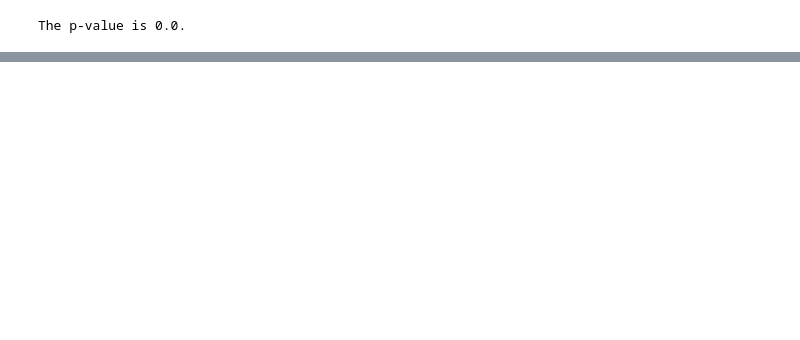
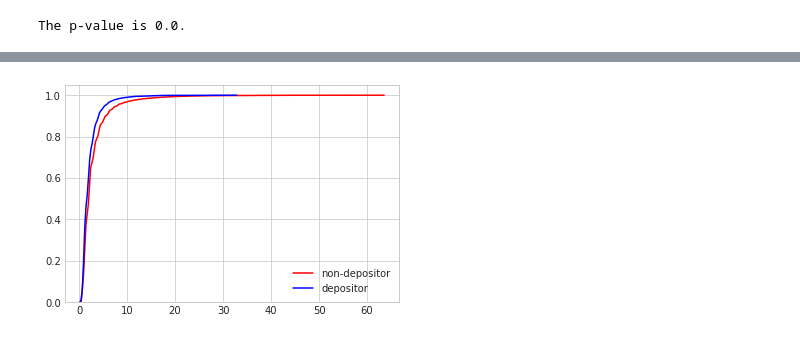
Before and after one commit to mrrobertbates/Springboard, a Jupyter notebook: Capstone_Project1_inferential_statistics/capstone_project1_inferential_statistics.ipynb, the cells around one changed output, grey strips where cells are left out. Saved outputs shown, nothing was run; the diff lists cells and outputs as text; code cells hidden in the pictures; blank space fills up the shorter version.

```diff
--- a/Capstone_Project1_inferential_statistics/capstone_project1_inferential_statistics.ipynb
+++ b/Capstone_Project1_inferential_statistics/capstone_project1_inferential_statistics.ipynb
@@ -93,0 +274,7 @@ We can see from the result above that, assuming there is no difference between t
+# %%
+sns.kdeplot(df_campaign_0, cumulative=True, color='red')
+sns.kdeplot(df_campaign_1, cumulative=True, color='blue')
+plt.legend(['non-depositor', 'depositor'])
+plt.show()
+# %% [output]
+[figure, added]
```
Also changed, not shown: parts of 40 cells of this notebook.
